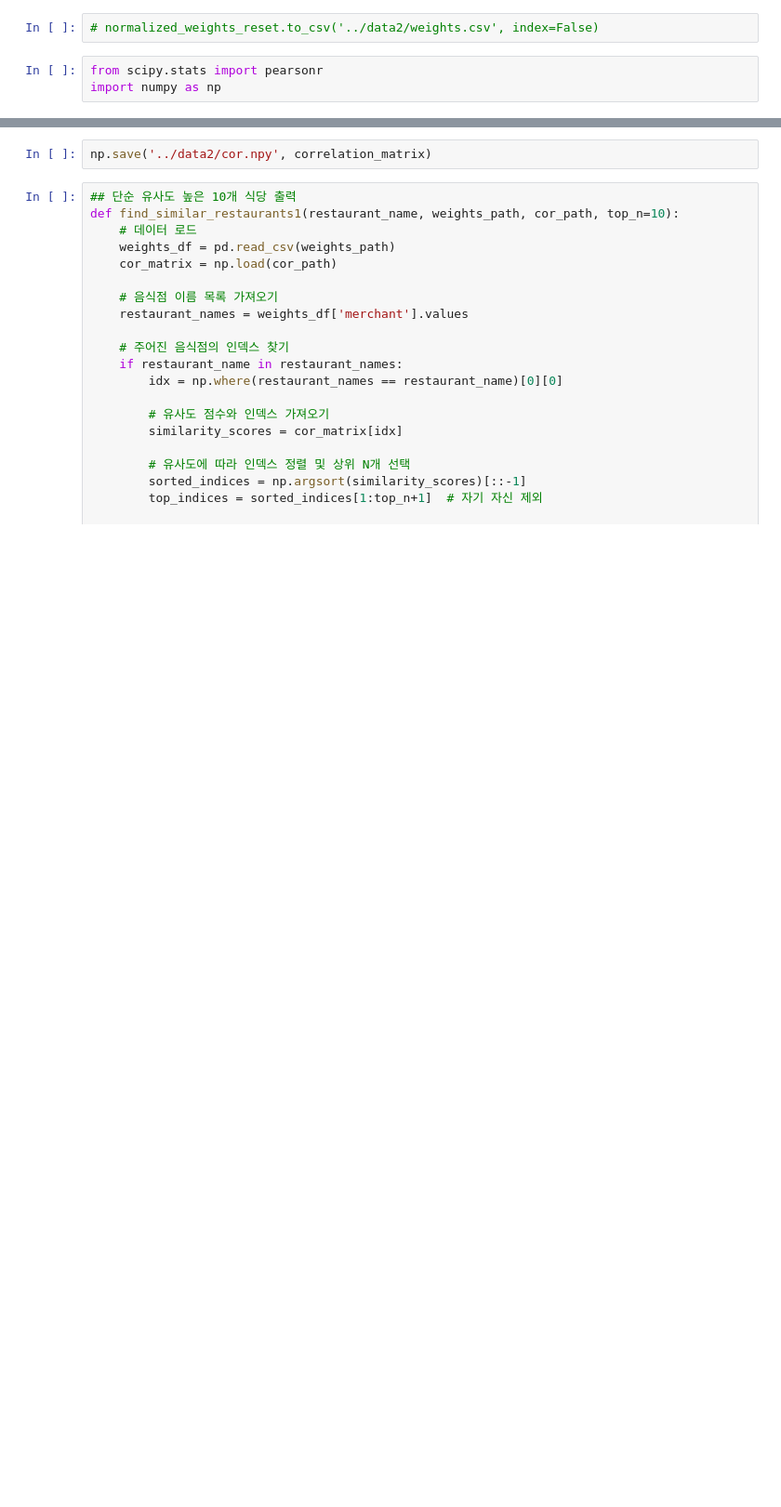
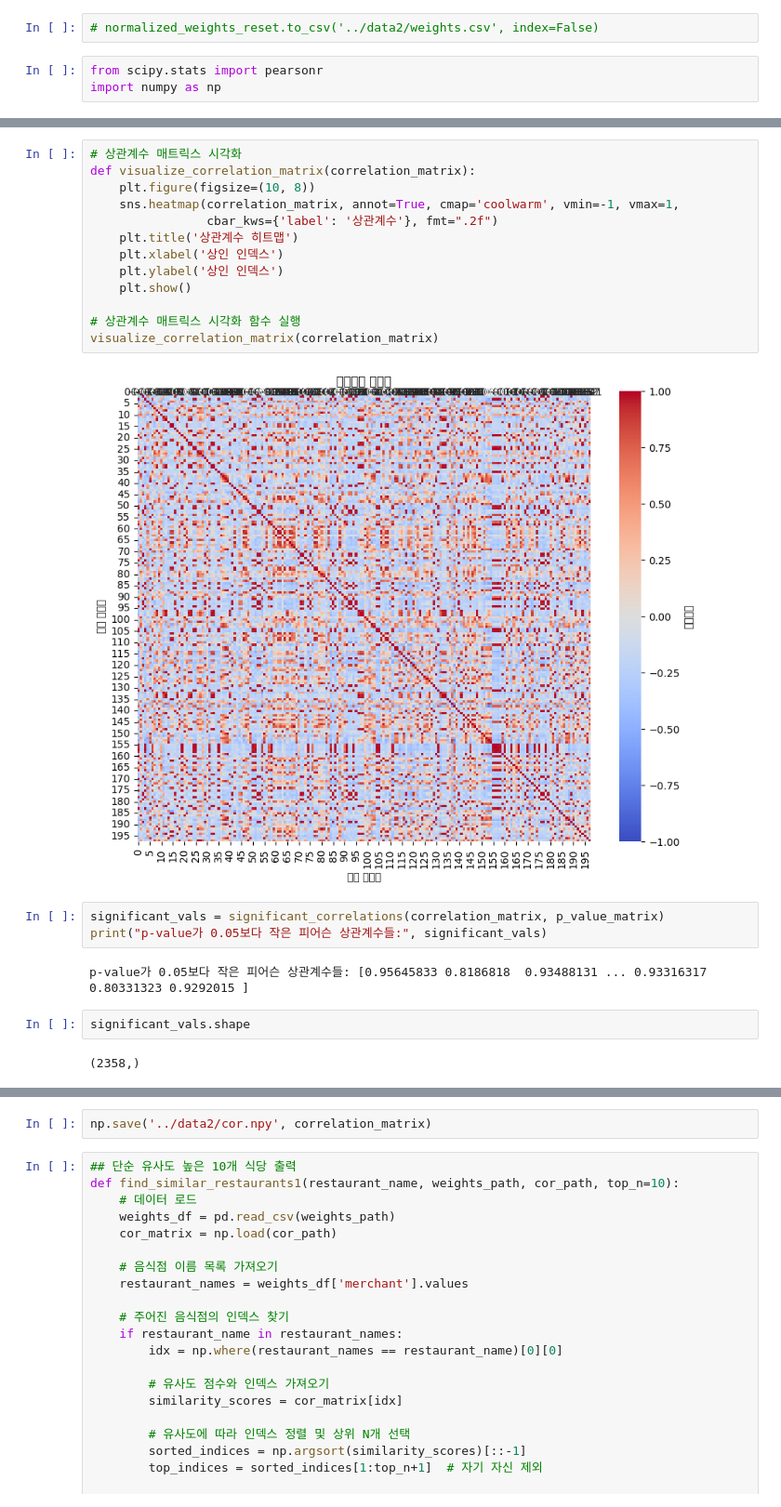
Before and after one commit to WoSIN98/Ubion_, a Jupyter notebook: quail/알고리즘/0429cor.ipynb, the cells around one changed output, grey strips where cells are left out. Shown at 93% size. Drawn from its saved outputs; the diff is of its cells as text; blank space fills up the shorter version.

```diff
--- a/quail/알고리즘/0429cor.ipynb
+++ b/quail/알고리즘/0429cor.ipynb
@@ -209,0 +239,24 @@ array([[ 1.        , -0.1258035 , -0.29907038, ..., -0.31724098,
+# %%
+# 상관계수 매트릭스 시각화
+def visualize_correlation_matrix(correlation_matrix):
+    plt.figure(figsize=(10, 8))
+    sns.heatmap(correlation_matrix, annot=True, cmap='coolwarm', vmin=-1, vmax=1,
+                cbar_kws={'label': '상관계수'}, fmt=".2f")
+    plt.title('상관계수 히트맵')
+    plt.xlabel('상인 인덱스')
+    plt.ylabel('상인 인덱스')
+    plt.show()
+
+# 상관계수 매트릭스 시각화 함수 실행
+visualize_correlation_matrix(correlation_matrix)
+# %% [output]
+[figure, added]
+# %%
+significant_vals = significant_correlations(correlation_matrix, p_value_matrix)
+print("p-value가 0.05보다 작은 피어슨 상관계수들:", significant_vals)
+# %% [output]
+p-value가 0.05보다 작은 피어슨 상관계수들: [0.95645833 0.8186818  0.93488131 ... 0.93316317 0.80331323 0.9292015 ]
+# %%
+significant_vals.shape
+# %% [output]
+(2358,)
```
Also changed, not shown: parts of 14 cells of this notebook, 13 other files.
